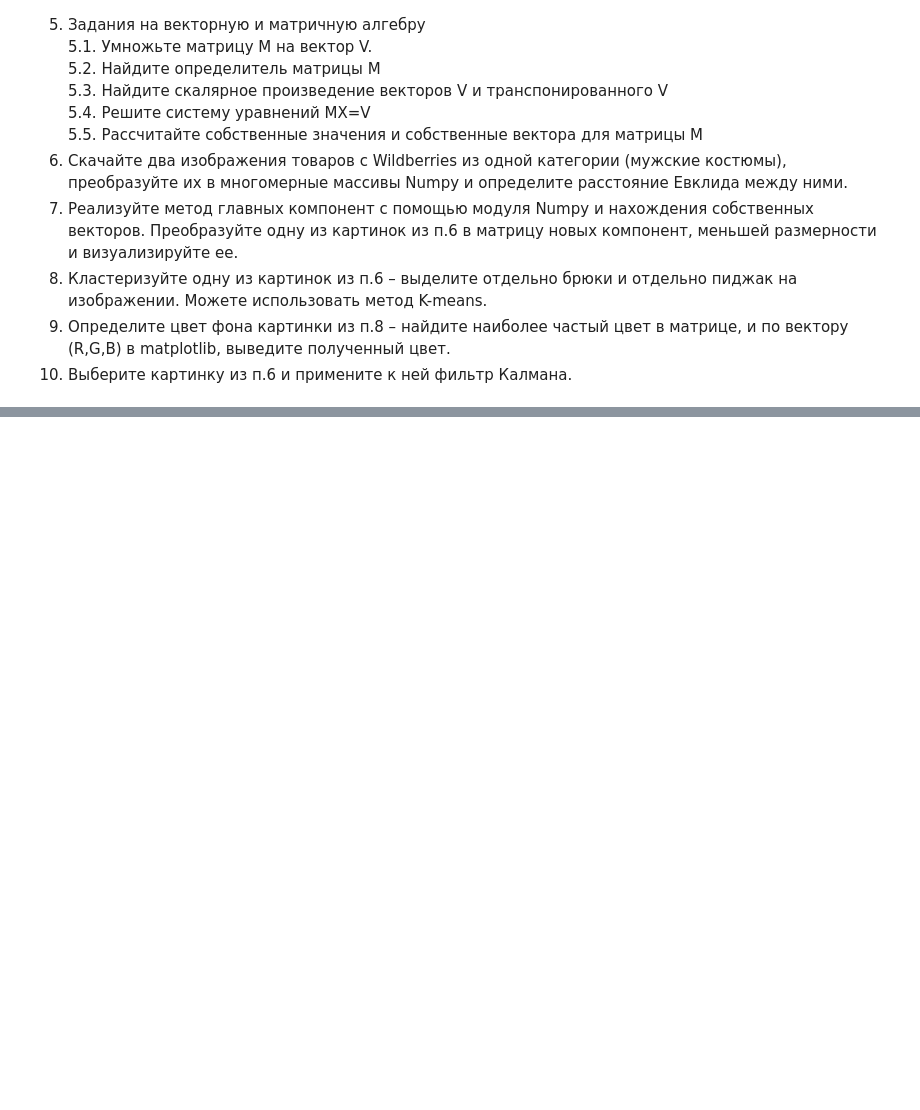
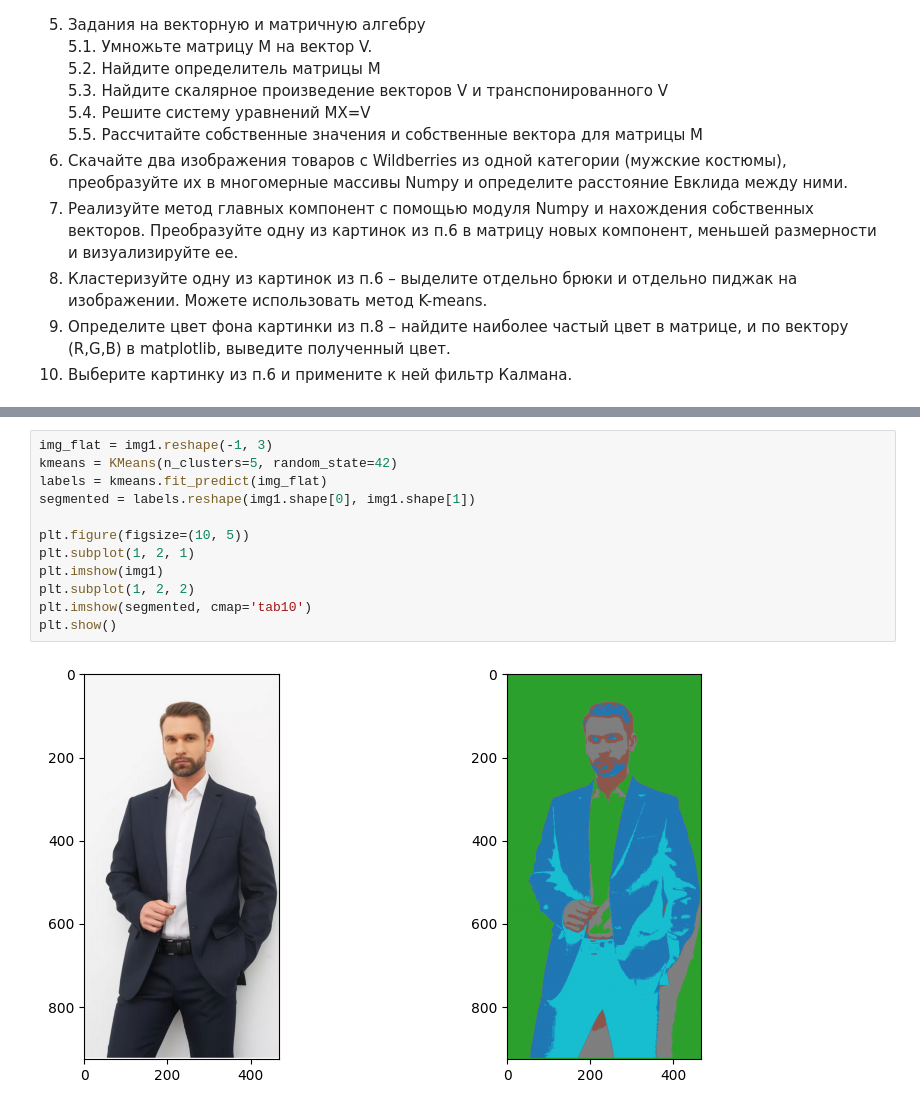
Before and after one commit to Azonchic16/data_processing_sem1, a Jupyter notebook: lab3.ipynb, the cells around one changed output, grey strips where cells are left out. Drawn from its saved outputs; the diff is of its cells as text; blank space fills up the shorter version.

```diff
--- a/lab3.ipynb
+++ b/lab3.ipynb
@@ -47,0 +190,14 @@
+# %%
+img_flat = img1.reshape(-1, 3)
+kmeans = KMeans(n_clusters=5, random_state=42)
+labels = kmeans.fit_predict(img_flat)
+segmented = labels.reshape(img1.shape[0], img1.shape[1])
+
+plt.figure(figsize=(10, 5))
+plt.subplot(1, 2, 1)
+plt.imshow(img1)
+plt.subplot(1, 2, 2)
+plt.imshow(segmented, cmap='tab10')
+plt.show()
+# %% [output]
+[figure, added]
```
Also changed, not shown: parts of 6 cells of this notebook, 2 other files.
